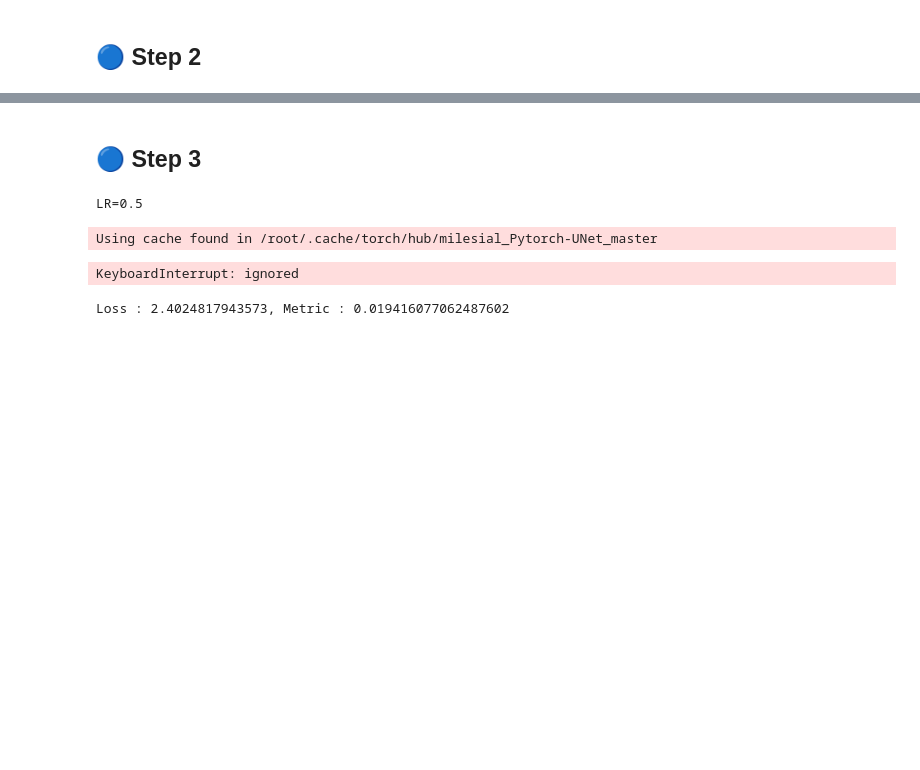
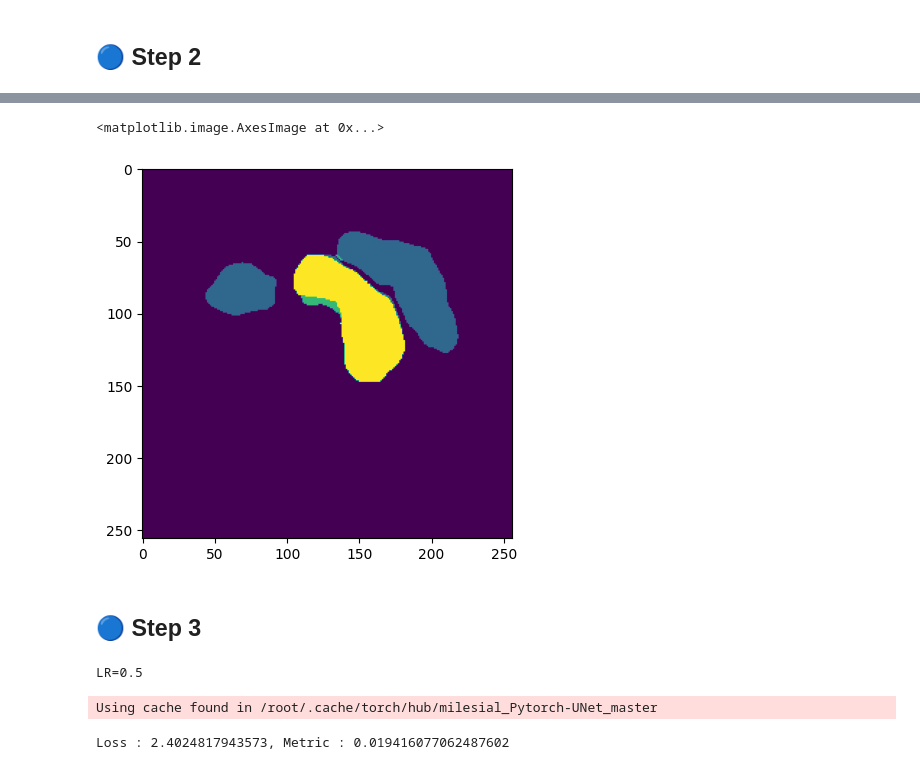
Before and after one commit to ahmadrezabaqerzade/medical-image-segmentation, a Jupyter notebook: MIS.ipynb, the cells around one changed output, grey strips where cells are left out. Cells and saved outputs as stored; diff of their text form; code cells hidden in the pictures; blank space fills up the shorter version.

```diff
--- a/MIS.ipynb
+++ b/MIS.ipynb
@@ -752,4 +774,4 @@ sub_loader = DataLoader(sub_set, batch_size = 1, shuffle = True)
 # %%
-num_epochs = 10
+num_epochs = 200
 for epoch in range(num_epochs):
-  model, _, _ = train_one_epoch(model, sub_loader, loss_func, optimizer, metric_bleu, epoch)
+  model, _, _ = train_one_epoch(model, sub_loader, loss_func, optimizer, metric, epoch)
@@ -755,0 +780,2 @@ for epoch in range(num_epochs):
+# %%
+pred = model(im.to(device))
@@ -756,8 +819,13 @@ for epoch in range(num_epochs):
+# %%
+plt.imshow(np.array(torch.tensor(pred[0].argmax(dim = 0)).cpu()))
+# %% [output]
+<matplotlib.image.AxesImage at 0x...>
+[figure, added]
 # %% [markdown]
 ## 🔵 **Step 3**
 # %%
 num_epochs = 5
-lr_list    = [0.5, 0.1, 0.01, 0.001]
+lr_list    = [0.5, 0.1, 0.01]
 results    = []
 
 for lr in lr_list:
@@ -767,9 +835,9 @@ for lr in lr_list:
   model = torch.hub.load('milesial/Pytorch-UNet', 'unet_carvana', pretrained=True, scale=0.5).to(device)
   model.outc.conv = nn.Conv2d(64, 4, (1, 1), stride = (1, 1)).to(device)
 
-  optimizer = optim.SGD(model.parameters(), lr=lr, weight_decay=0, momentum=0.9)
-  metric    = tm.Dice(ignore_index=0).to(device)
-  loss_func = nn.CrossEntropyLoss(ignore_index=0)
+  optimizer = optim.SGD(model.parameters(), lr = lr, momentum = 0.9)
+  loss_func = nn.CrossEntropyLoss(weight=torch.tensor([0.01, 0.33, 0.33, 0.33]).to(device))
+  metric    = tm.Dice(ignore_index = 0).to(device)
 
   for epoch in range(num_epochs):
     model, train_loss, _ = train_one_epoch(model, train_loader, loss_func, optimizer, metric, epoch)
@@ -785,7 +853,6 @@ for lr in lr_list:
 # %% [output]
 LR=0.5
 Using cache found in /root/.cache/torch/hub/milesial_Pytorch-UNet_master
-KeyboardInterrupt: ignored
 # %%
 evaluate(model, valid_loader, loss_func, metric)
 # %% [output]
```
Also changed, not shown: parts of 36 cells of this notebook.
